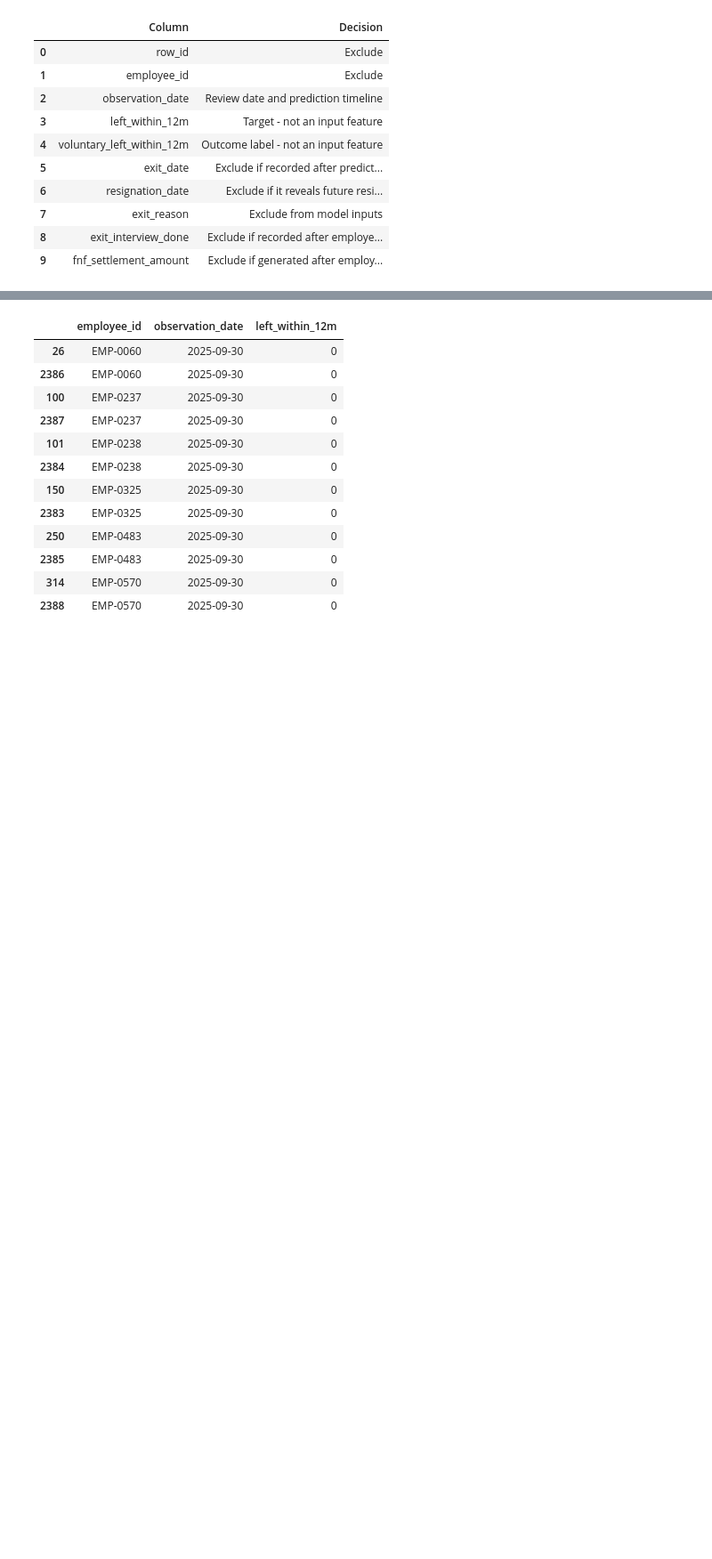
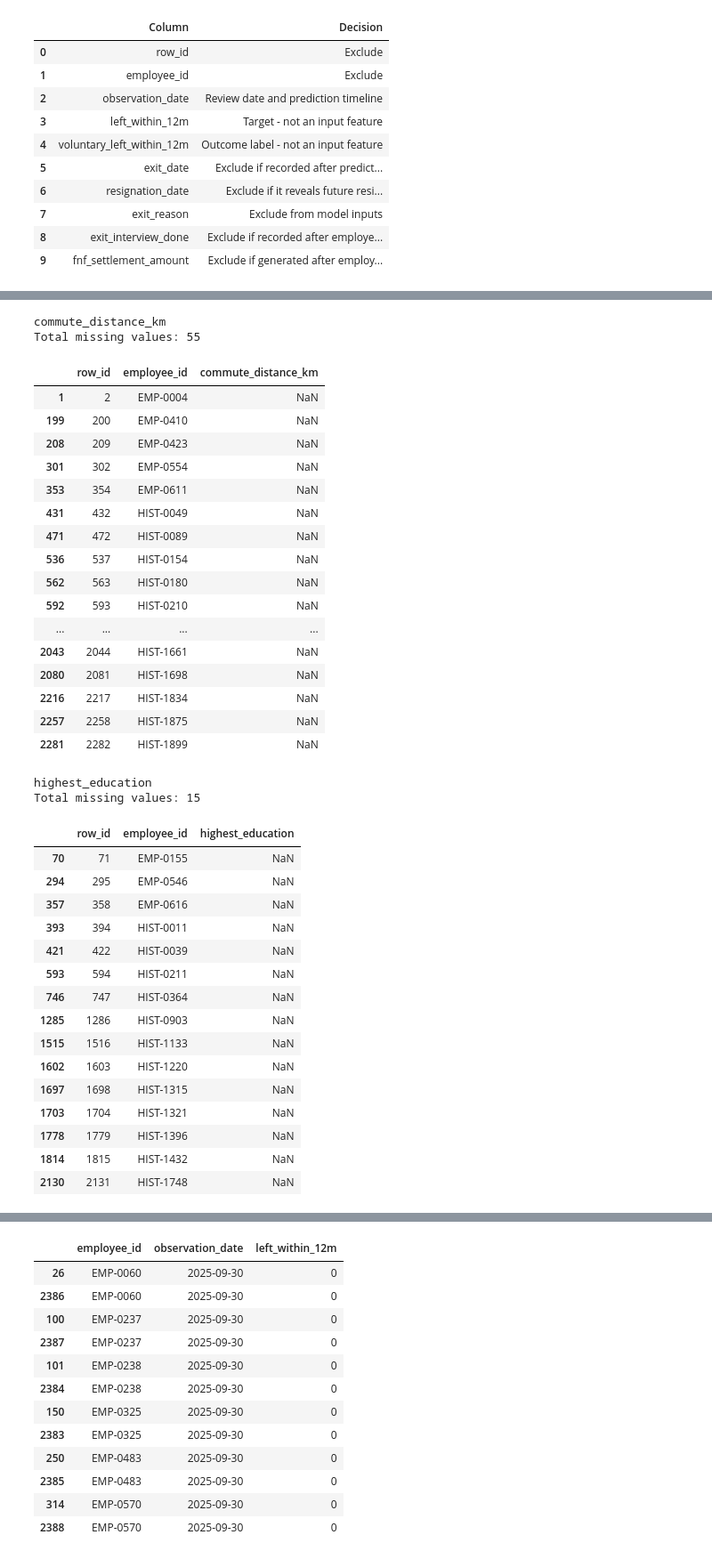
Before and after one commit to ItzKalpesh/employee-ml-project, a Jupyter notebook: notebooks/01_data_audit.ipynb, the cells around one changed output, grey strips where cells are left out. Shown at 89% size. Saved outputs shown, nothing was run; the diff lists cells and outputs as text; code cells hidden in the pictures; blank space fills up the shorter version.

Commit message:
Complete Task 1 answer-key comparison

```diff
--- a/notebooks/01_data_audit.ipynb
+++ b/notebooks/01_data_audit.ipynb
@@ -495,0 +546,49 @@ Duplicate employee IDs: 6
+# %%
+
+# Verify missing values in the two answer-key columns
+columns_to_check = ["commute_distance_km", "highest_education"]
+
+for column in columns_to_check:
+    print(f"\n{column}")
+    print("Total missing values:", df[column].isna().sum())
+    display(
+        df.loc[df[column].isna(), ["row_id", "employee_id", column]]
+    )
+# %% [output]
+commute_distance_km
+Total missing values: 55
+|  | row_id | employee_id | commute_distance_km |
+| 1 | 2 | EMP-0004 | NaN |
+| 199 | 200 | EMP-0410 | NaN |
+| 208 | 209 | EMP-0423 | NaN |
+| 301 | 302 | EMP-0554 | NaN |
+| 353 | 354 | EMP-0611 | NaN |
+| 431 | 432 | HIST-0049 | NaN |
+| 471 | 472 | HIST-0089 | NaN |
+| 536 | 537 | HIST-0154 | NaN |
+| 562 | 563 | HIST-0180 | NaN |
+| 592 | 593 | HIST-0210 | NaN |
+| ... | ... | ... | ... |
+| 2043 | 2044 | HIST-1661 | NaN |
+| 2080 | 2081 | HIST-1698 | NaN |
+| 2216 | 2217 | HIST-1834 | NaN |
+| 2257 | 2258 | HIST-1875 | NaN |
+| 2281 | 2282 | HIST-1899 | NaN |
+highest_education
+Total missing values: 15
+|  | row_id | employee_id | highest_education |
+| 70 | 71 | EMP-0155 | NaN |
+| 294 | 295 | EMP-0546 | NaN |
+| 357 | 358 | EMP-0616 | NaN |
+| 393 | 394 | HIST-0011 | NaN |
+| 421 | 422 | HIST-0039 | NaN |
+| 593 | 594 | HIST-0211 | NaN |
+| 746 | 747 | HIST-0364 | NaN |
+| 1285 | 1286 | HIST-0903 | NaN |
+| 1515 | 1516 | HIST-1133 | NaN |
+| 1602 | 1603 | HIST-1220 | NaN |
+| 1697 | 1698 | HIST-1315 | NaN |
+| 1703 | 1704 | HIST-1321 | NaN |
+| 1778 | 1779 | HIST-1396 | NaN |
+| 1814 | 1815 | HIST-1432 | NaN |
+| 2130 | 2131 | HIST-1748 | NaN |
```
Also changed, not shown: parts of 6 cells of this notebook, 1 other file.
